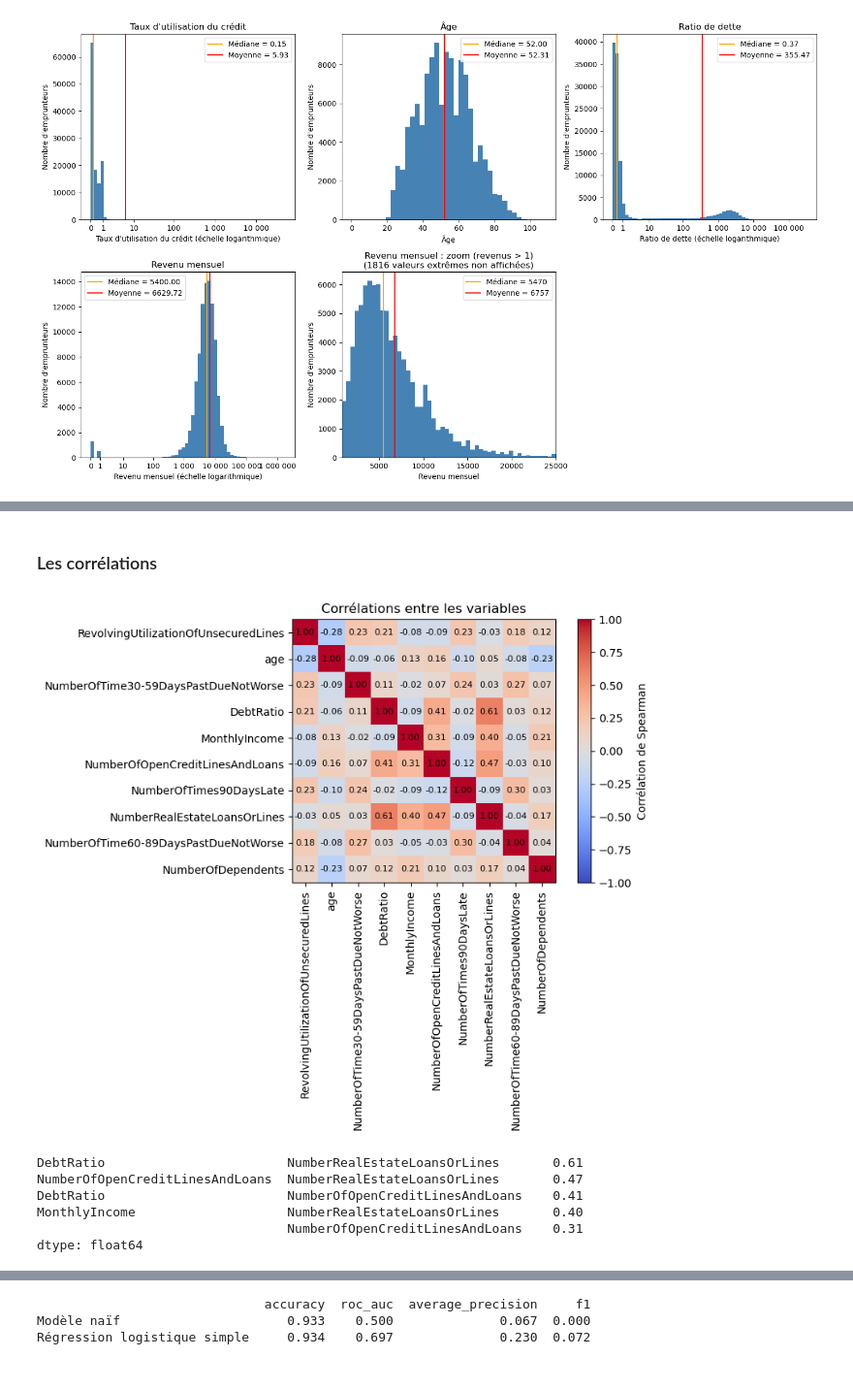
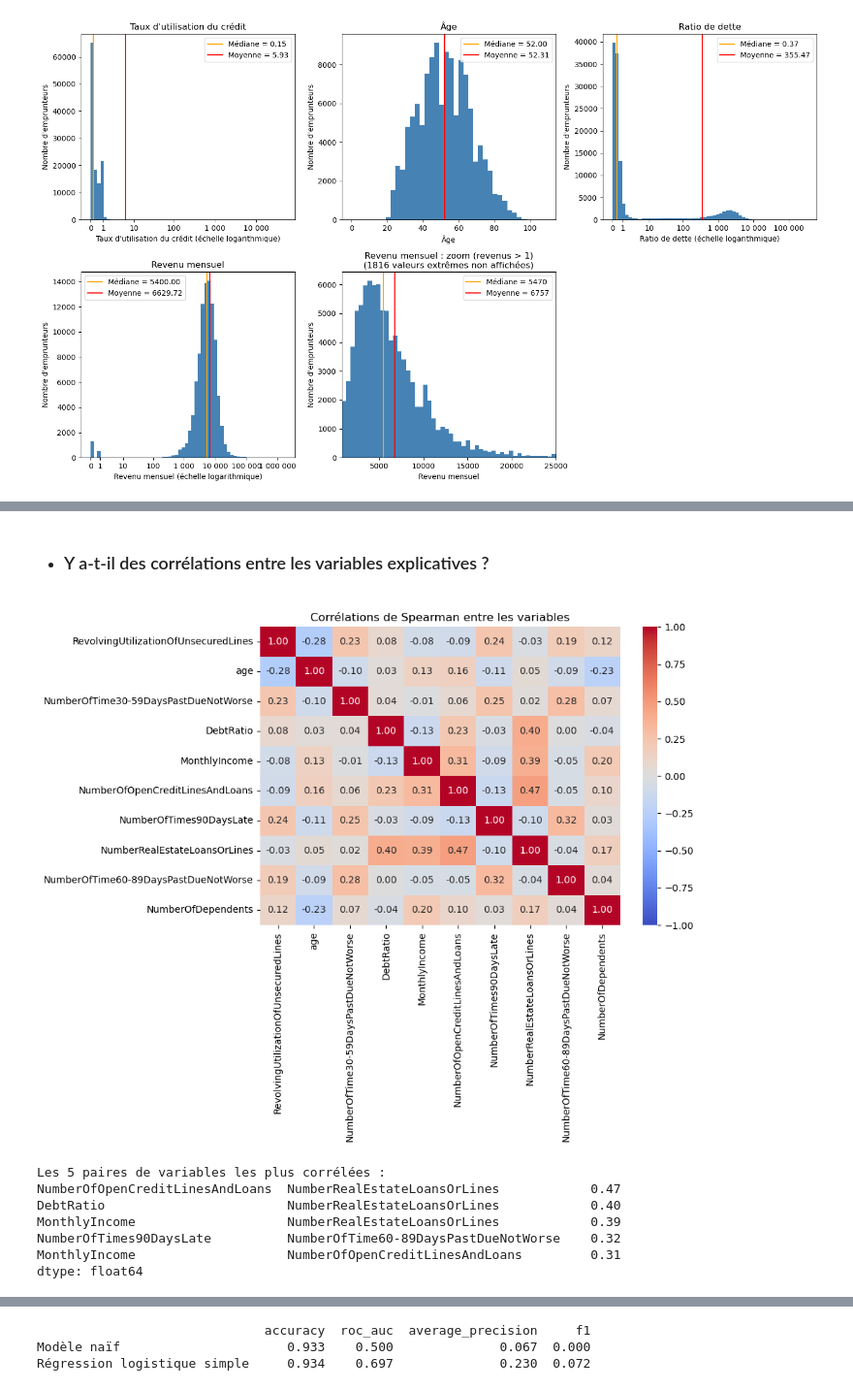
Before and after one commit to EkaterinaBabenko/ML_kaggle, a Jupyter notebook: credits/GiveMeSomeCredit/credits.ipynb, the cells around one changed output, grey strips where cells are left out. Shown at 97% size. Cells and saved outputs as stored; diff of their text form; code cells hidden in the pictures.

```diff
--- a/credits/GiveMeSomeCredit/credits.ipynb
+++ b/credits/GiveMeSomeCredit/credits.ipynb
@@ -334,42 +351,51 @@ Les graduations affichent les vraies valeurs, et chaque pas correspond à une mu
 Trois variables sont dominées par des valeurs extrêmes ou suspectes. On corrigera cela dans le pipeline
 (étape 5), en apprenant les transformations sur le train seulement.
 # %% [markdown]
-### Les corrélations
+- ### Y a-t-il des corrélations entre les variables explicatives ?
 # %%
-correlations = X.corr(method="spearman")      # X = les variables, sans la cible (défini dans la cellule des modèles)
+import seaborn as sns
 
+# Corrélations sur les données d'entraînement uniquement
+X_eda = train.drop(
+    columns=["SeriousDlqin2yrs", "Unnamed: 0", "tranche_age"],
+    errors="ignore"
+)
 
-fig, ax = plt.subplots(figsize=(9, 7))
-image = ax.imshow(correlations, cmap="coolwarm", vmin=-1, vmax=1)
+correlations = X_eda.corr(method="spearman")
 
+# Matrice de corrélation
+plt.figure(figsize=(10, 8))
 
-ax.set_xticks(range(len(correlations.columns)))
-ax.set_xticklabels(correlations.columns, rotation=90)
-ax.set_yticks(range(len(correlations.columns)))
-ax.set_yticklabels(correlations.columns)
+sns.heatmap(
+    correlations,
+    annot=True,
+    fmt=".2f",
+    cmap="coolwarm",
+    vmin=-1,
+    vmax=1
+)
 
-
-# On écrit la valeur de la corrélation dans chaque case
-for i in range(len(correlations)):
-   for j in range(len(correlations)):
-       ax.text(j, i, f"{correlations.iloc[i, j]:.2f}", ha="center", va="center", fontsize=8)
-
-
-fig.colorbar(image, label="Corrélation de Spearman")
-ax.set_title("Corrélations entre les variables")
+plt.title("Corrélations de Spearman entre les variables")
 plt.tight_layout()
 plt.show()
 
+# Les 5 paires les plus corrélées
+paires = correlations.where(
+    np.triu(np.ones(correlations.shape, dtype=bool), k=1)
+).stack()
 
-# Les 5 paires de variables les plus corrélées
-paires = correlations.where(np.triu(np.ones(correlations.shape, dtype=bool), k=1)).stack()
-paires = paires.reindex(paires.abs().sort_values(ascending=False).index)
+paires = paires.reindex(
+    paires.abs().sort_values(ascending=False).index
+)
+
+print("Les 5 paires de variables les plus corrélées :")
 print(paires.head(5).round(2))
 # %% [output]
-[figure, old version]
+[figure, new version]
-DebtRatio                        NumberRealEstateLoansOrLines       0.61
-NumberOfOpenCreditLinesAndLoans  NumberRealEstateLoansOrLines       0.47
-DebtRatio                        NumberOfOpenCreditLinesAndLoans    0.41
-MonthlyIncome                    NumberRealEstateLoansOrLines       0.40
-                                 NumberOfOpenCreditLinesAndLoans    0.31
+Les 5 paires de variables les plus corrélées :
+NumberOfOpenCreditLinesAndLoans  NumberRealEstateLoansOrLines            0.47
+DebtRatio                        NumberRealEstateLoansOrLines            0.40
+MonthlyIncome                    NumberRealEstateLoansOrLines            0.39
+NumberOfTimes90DaysLate          NumberOfTime60-89DaysPastDueNotWorse    0.32
+MonthlyIncome                    NumberOfOpenCreditLinesAndLoans         0.31
 dtype: float64
```
Also changed, not shown: parts of 54 cells of this notebook, 1 other file.
